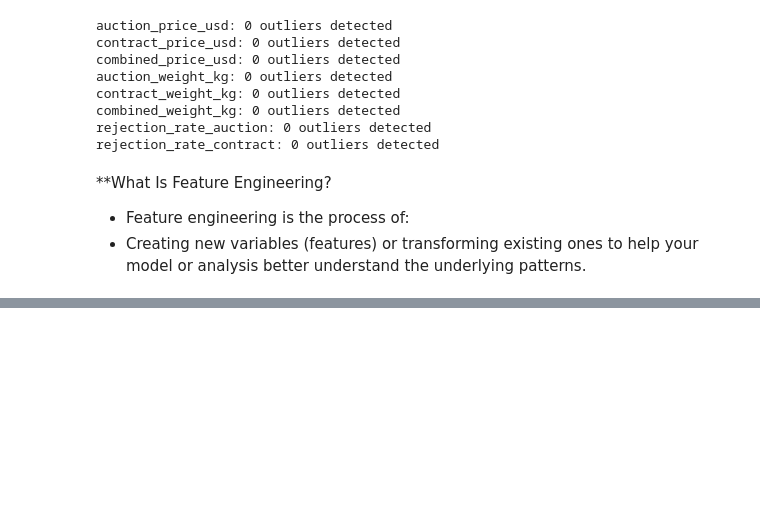
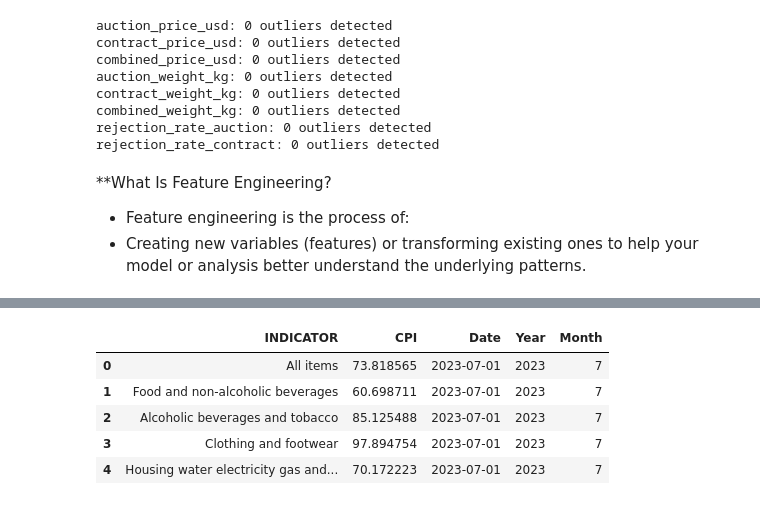
Before and after one commit to priscillahisking/zimbabwe-tobacco-market-analysis, a Jupyter notebook: zimbabwe-tobacco-market-analysis.ipynb, the cells around one changed output, grey strips where cells are left out. Drawn from its saved outputs; the diff is of its cells as text; code cells hidden in the pictures; blank space fills up the shorter version.

```diff
--- a/zimbabwe-tobacco-market-analysis.ipynb
+++ b/zimbabwe-tobacco-market-analysis.ipynb
@@ -282,0 +294,26 @@ C:\Users\user
+# %%
+# Melt the monthly columns to rows
+cpi_long = cpi_df.melt(
+    id_vars=["INDICATOR", "Units"],
+    var_name="Month_Year",
+    value_name="CPI"
+)
+# %%
+# Add a day (1st) to each Month_Year so i can parse it as a date
+cpi_long["Month_Year"] = "1 " + cpi_long["Month_Year"]
+
+# Now convert to datetime
+cpi_long["Date"] = pd.to_datetime(cpi_long["Month_Year"], format="%d %b %Y")
+# %%
+cpi_long["Year"] = cpi_long["Date"].dt.year
+cpi_long["Month"] = cpi_long["Date"].dt.month
+# %%
+cpi_clean = cpi_long.drop(columns=["Units", "Month_Year"])
+cpi_clean.head()
+# %% [output]
+|  | INDICATOR | CPI | Date | Year | Month |
+| 0 | All items | 73.818565 | 2023-07-01 | 2023 | 7 |
+| 1 | Food and non-alcoholic beverages | 60.698711 | 2023-07-01 | 2023 | 7 |
+| 2 | Alcoholic beverages and tobacco | 85.125488 | 2023-07-01 | 2023 | 7 |
+| 3 | Clothing and footwear | 97.894754 | 2023-07-01 | 2023 | 7 |
+| 4 | Housing water electricity gas and... | 70.172223 | 2023-07-01 | 2023 | 7 |
```
Also changed, not shown: parts of 11 cells of this notebook.
